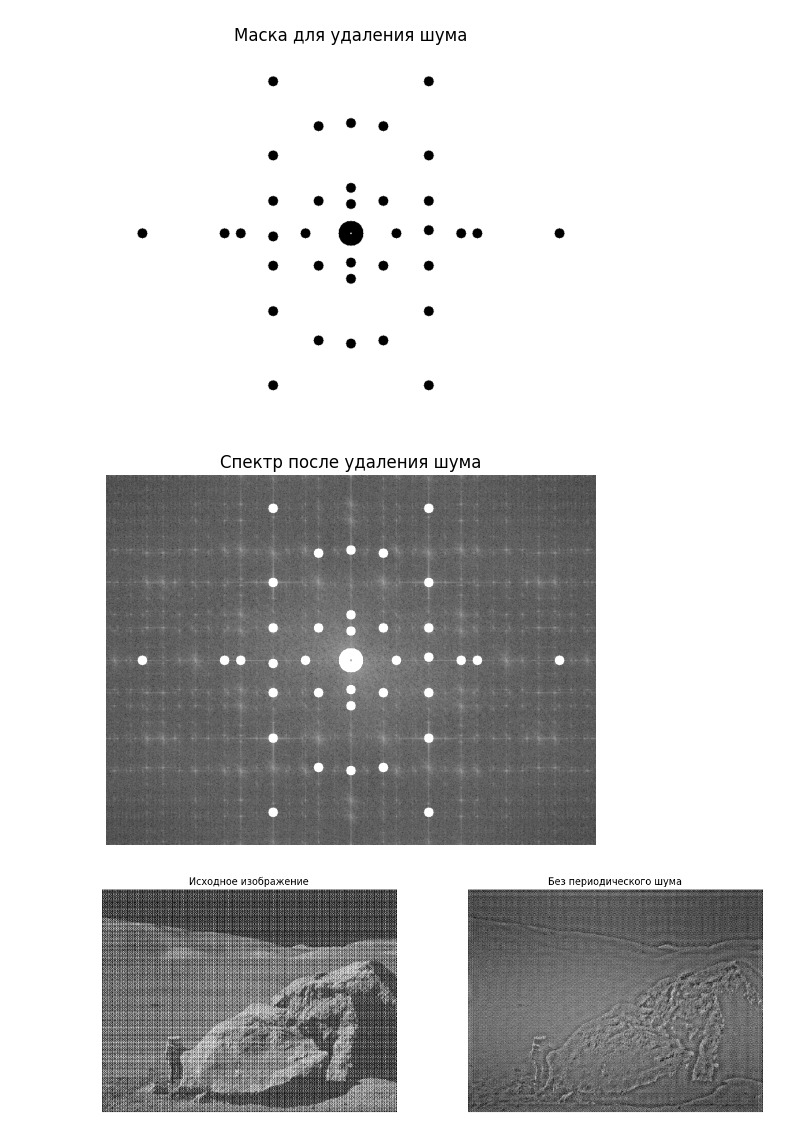
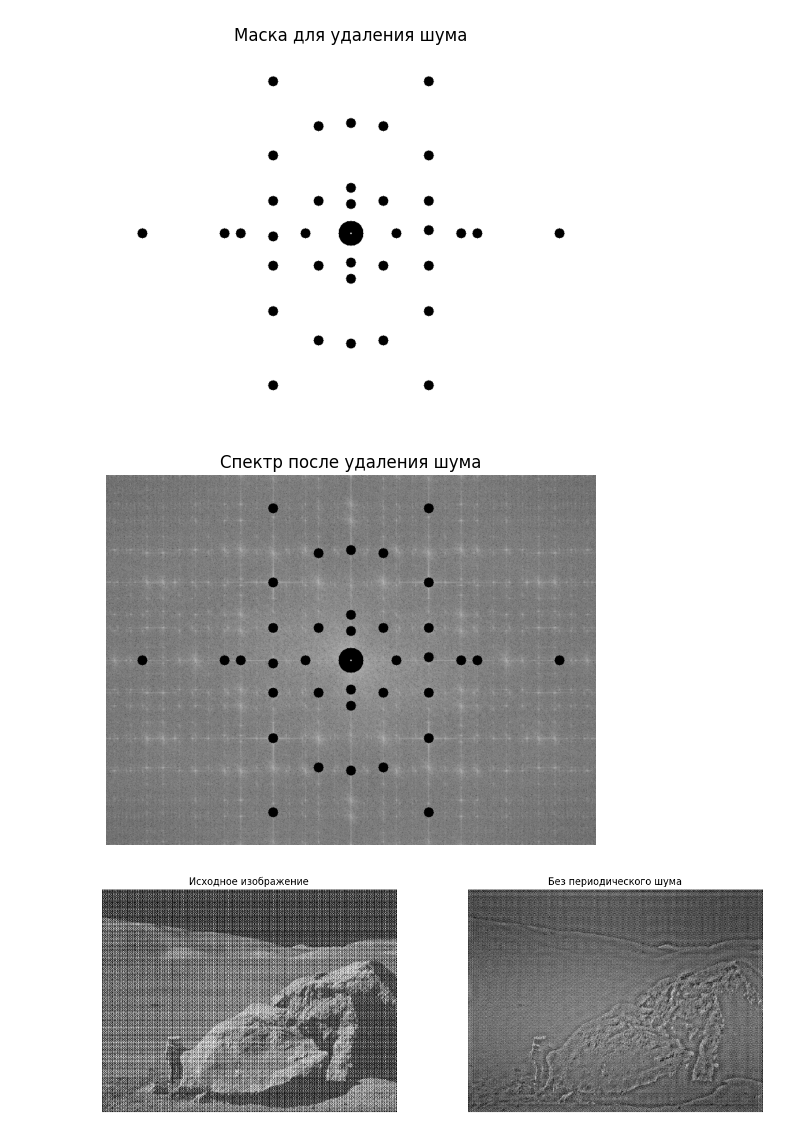
Before and after one commit to HiggsGH/Image-Processing, a Jupyter notebook: Fourier_Transform_Wavelets_Transform/Main.ipynb, the cells around one changed output. Cells and saved outputs as stored; diff of their text form; code cells hidden in the pictures.

```diff
--- a/Fourier_Transform_Wavelets_Transform/Main.ipynb
+++ b/Fourier_Transform_Wavelets_Transform/Main.ipynb
@@ -100,16 +100,16 @@ plt.show()
 # %%
 # Применяем фильтр
 dft_shift_noise_removed = dft_shift * mask_noise
 
 # Визуализация отфильтрованного спектра
-filtered_spectrum = 20*np.log(cv.magnitude(dft_shift_noise_removed[:,:,0], dft_shift_noise_removed[:,:,1]))
+filtered_spectrum = 20*np.log(cv.magnitude(dft_shift_noise_removed[:,:,0], dft_shift_noise_removed[:,:,1]) + 1)
 
 plt.imshow(filtered_spectrum, cmap='gray')
 plt.title('Спектр после удаления шума')
 plt.axis('off')
 plt.show()
 # %% [output]
-[figure, old version]
+[figure, new version]
 # %%
 # Обратное преобразование
 f_ishift_noise_removed = np.fft.ifftshift(dft_shift_noise_removed)
```
Also changed, not shown: 2 other files.
